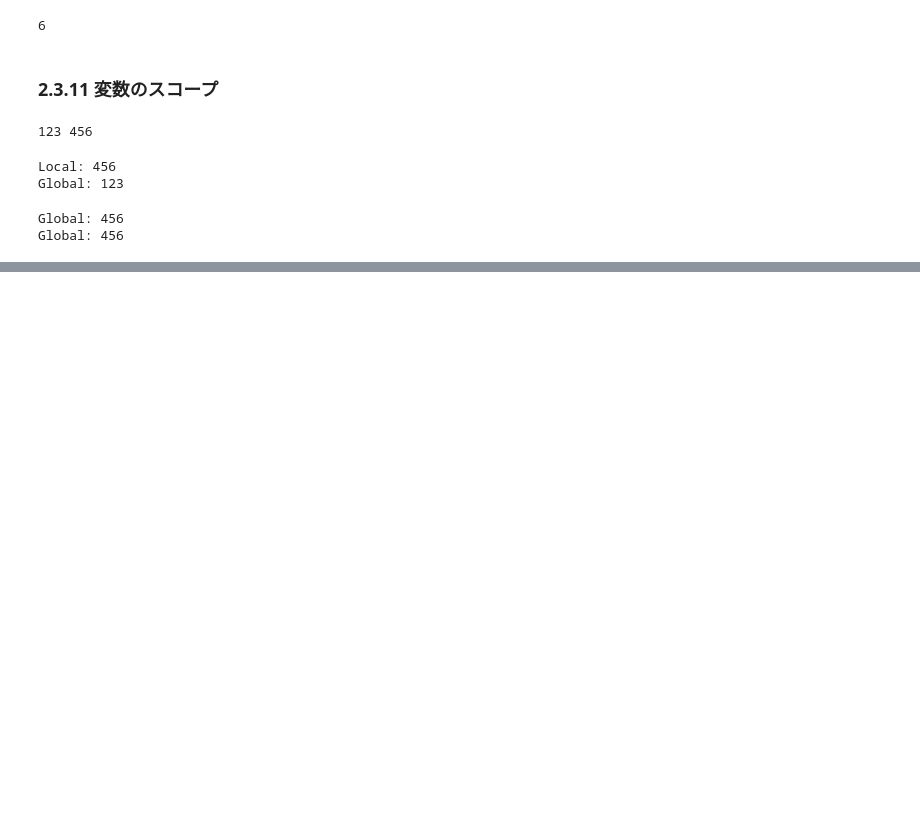
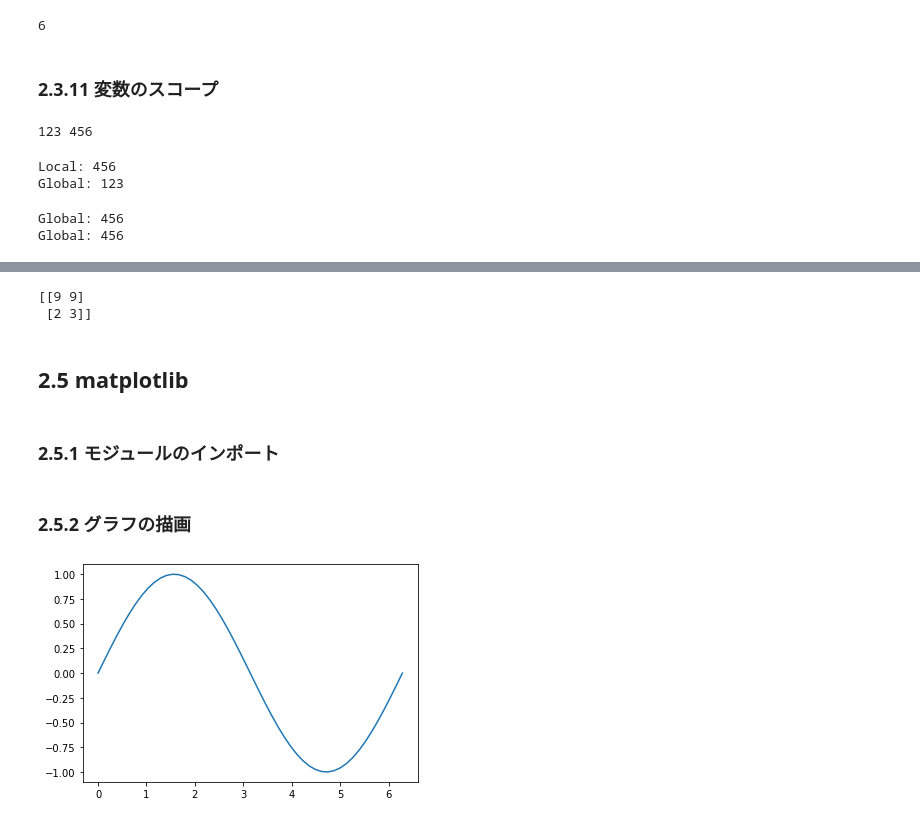
Before and after one commit to HidehikoMURAO/The-First-Deep-Learning, a Jupyter notebook: Chap2.ipynb, the cells around one changed output, grey strips where cells are left out. Drawn from its saved outputs; the diff is of its cells as text; code cells hidden in the pictures; blank space fills up the shorter version.

```diff
--- a/Chap2.ipynb
+++ b/Chap2.ipynb
@@ -234,0 +608,9 @@ Global: 456
+# %%
+print(np.where(a<2, 9, a))
+# %% [output]
+[[9 9]
+ [2 3]]
+# %% [markdown]
+## 2.5 matplotlib
+# %% [markdown]
+### 2.5.1 モジュールのインポート
@@ -234,0 +622,10 @@ Global: 456
+# %% [markdown]
+### 2.5.2 グラフの描画
+# %%
+x = np.linspace(0, 2*np.pi) # 0から2πまで
+y = np.sin(x)
+
+plt.plot(x, y)
+plt.show()
+# %% [output]
+[figure, added]
```
Also changed, not shown: parts of 74 cells of this notebook, 1 other file.
